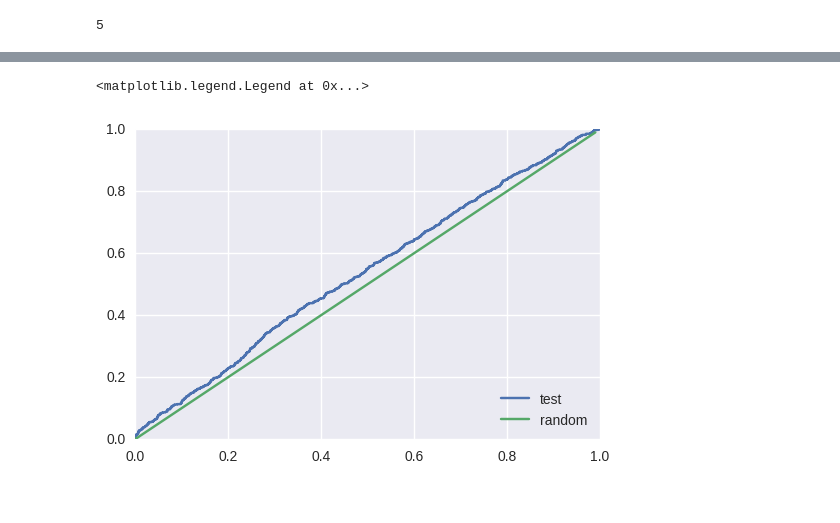
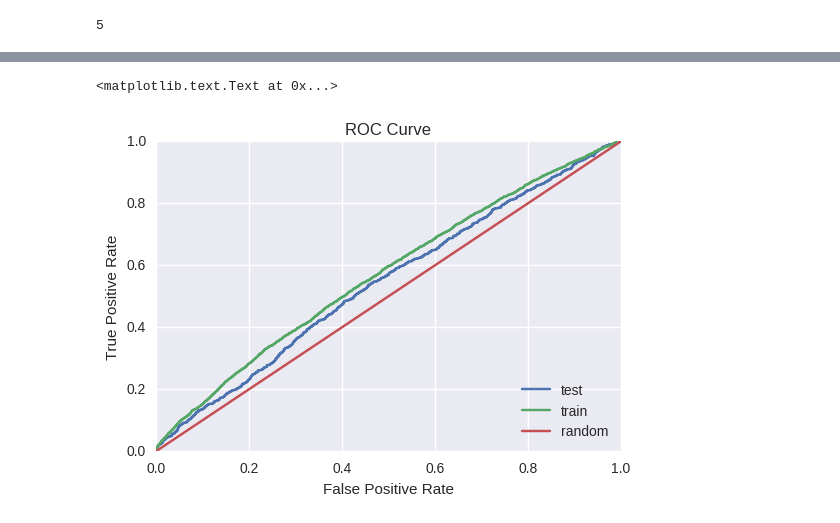
Before and after one commit to jtlowery/pp-joel-lowery, a Jupyter notebook: 2_model_creation_and_validation.ipynb, the cells around one changed output, grey strips where cells are left out. Cells and saved outputs as stored; diff of their text form; code cells hidden in the pictures.

```diff
--- a/2_model_creation_and_validation.ipynb
+++ b/2_model_creation_and_validation.ipynb
@@ -129,10 +209,5 @@ model = LogisticRegression(penalty='l2',
                            random_state=_RANDOM_SEED,
                            C=1.0,
                            class_weight='balanced',
-                           verbose=1)
+                           verbose=0)
+model = model.fit(X=train[selected_features], y=train['y'])
-# %%
-non_feature_cols = ['y', 'PID', 'SitusZip', 'MarketImprovementPercent_cap', 'estimated_minus_market', 'MarketValue', 'EstimatedValue',
-                    'SitusZip_4digits', 'class_weight', 'var_x']
-#features = [x for x in data.columns.tolist() if x not in non_feature_cols]
-response = 'y'
-model = model.fit(X=train[features], y=train[response])
@@ -141,6 +214,6 @@ model = model.fit(X=train[features], y=train[response])
 # %%
-validate['pred_1'] = model.predict_proba(X=validate[features])[:, 1]
-train['pred_1'] = model.predict_proba(X=train[features])[:, 1]
+validate['pred_1'] = model.predict_proba(X=validate[selected_features])[:, 1]
+train['pred_1'] = model.predict_proba(X=train[selected_features])[:, 1]
 # %%
 roc_auc_score(y_true=train['y'], y_score=train['pred_1'])
 # %% [output]
@@ -152,12 +225,18 @@ roc_auc_score(y_true=validate['y'], y_score=validate['pred_1'])
 # %%
 fpr, tpr, thresholds = roc_curve(y_true=validate['y'],
                                  y_score=validate['pred_1'])
+fpr_train, tpr_train, thresholds_train = roc_curve(y_true=train['y'],
+                                                   y_score=train['pred_1'])
 # %%
 plt.figure()
 plt.plot(fpr, tpr, label='test')
-x = np.arange(0, 1.0, 0.01)
+plt.plot(fpr_train, tpr_train, label='train')
+x = np.arange(0, 1.01, 0.01)
 plt.plot(x, x, label='random')
 plt.legend(loc='lower right')
+plt.title('ROC Curve')
+plt.xlabel('False Positive Rate')
+plt.ylabel('True Positive Rate')
 # %% [output]
-<matplotlib.legend.Legend at 0x...>
+<matplotlib.text.Text at 0x...>
-[figure, old version]
+[figure, new version]
```
Also changed, not shown: parts of 25 cells of this notebook, 1 other file.
